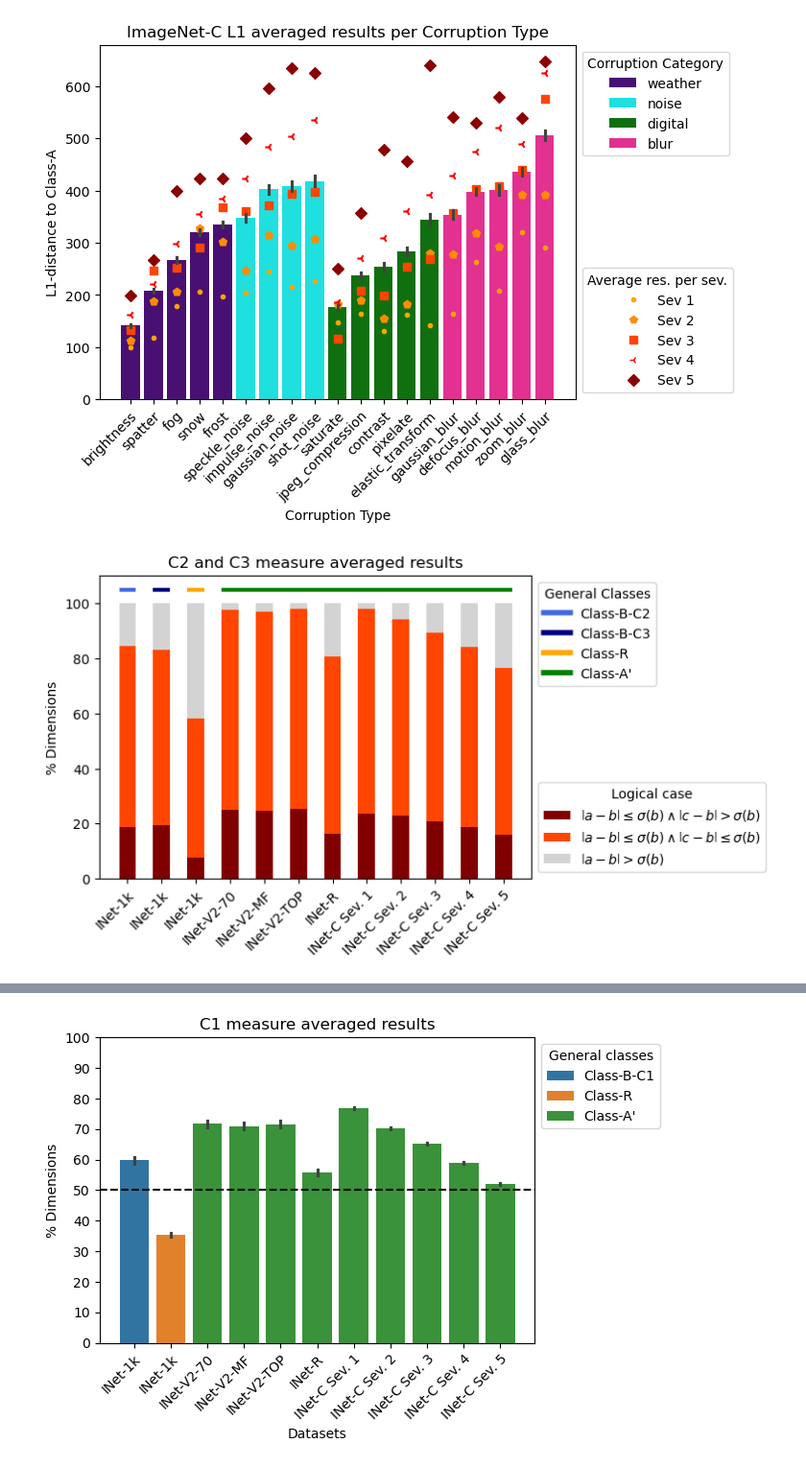
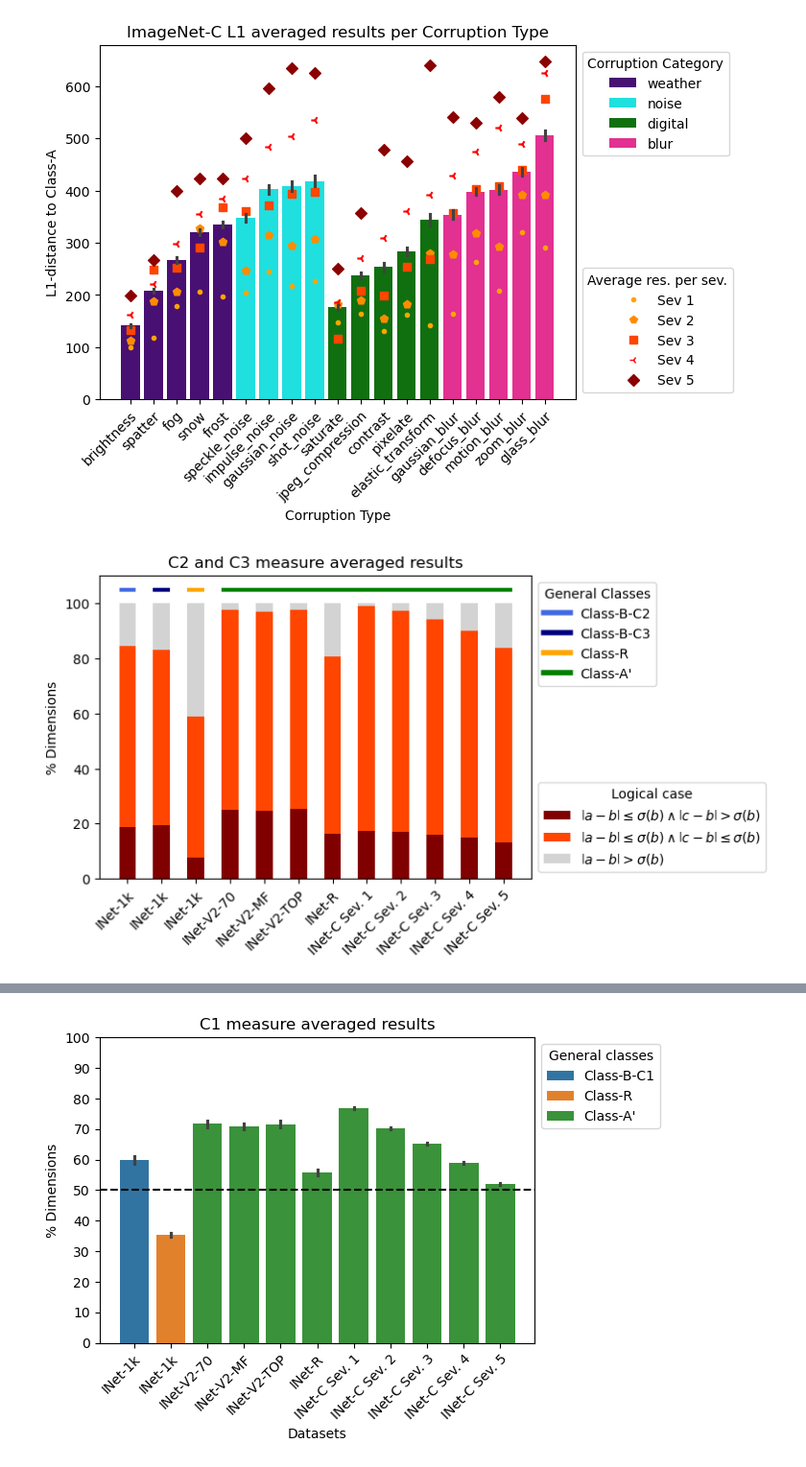
Before and after one commit to alexfrhling/dino_v2_ood_robustness, a Jupyter notebook: notebooks/compute_statistics.ipynb, the cells around one changed output, grey strips where cells are left out. Shown at 96% size. Drawn from its saved outputs; the diff is of its cells as text; code cells hidden in the pictures.

```diff
--- a/notebooks/compute_statistics.ipynb
+++ b/notebooks/compute_statistics.ipynb
@@ -58,11 +58,7 @@ model_results = dict()
 # first all simple datasets
 for load_path, dict_name in loading_paths:
     with open(load_path, 'rb') as pkl_file:
-        if dict_name == 'inet_r':
-            model_results[dict_name] = cls_tokens_from_cls_plus_pt_tokens(pickle.load(pkl_file))
-        else:
-            model_results[dict_name] = pickle.load(pkl_file)
-
+        model_results[dict_name] = get_cls_token_single_layer(pickle.load(pkl_file))
 
 # then all variations of imagenet-c
 model_results['inet_c'] = dict()
@@ -177,16 +171,6 @@ with open('../resources/class_a_classes_b.csv', 'r') as nearest_classes_table:
             class_a = class_a_b_mapping[0]
             classes_b = [class_a_b_mapping[n] for n in range(1, 5)]
             class_a_to_class_b_mapping[class_a] = classes_b
-# %%
-# write explict class-names of [class-A; [classes-B]] in csv-file
-
-with open('../results/class_a_classes_b_inet_names_new.csv', 'w', newline='') as nearest_classes_table:
-    csv_writer = csv.writer(nearest_classes_table, delimiter=';')
-    csv_writer.writerow(['Class-A', 'Class-B-L1', 'Class-B-dims-nearer', 'Class-B-within-stddev', 'Class-B-excl-within-stddev'])
-    for class_a_wnid in class_a_to_class_b_mapping.keys():
-        class_names = [imagenet_info.wnid_to_classname[class_a_wnid]]
-        class_names.extend([imagenet_info.wnid_to_classname[class_b_wnid] for class_b_wnid in class_a_to_class_b_mapping[class_a_wnid]])
-        csv_writer.writerow(class_names)
 # %%
 # common selections of class-b among 4 different measures
 
@@ -194,12 +178,13 @@ with open('../results/class_a_classes_b_inet_names_new.csv', 'w', newline='') as
 # choose pairs of two: 3 x 2 x 1 = 6 pairs, (1, 2), (1,3), (1, 4), (2, 3), (2,4), (3,4)
 # only increment when values for x and y in (x, y) are different
 
-comp_pairs = {(0, 1): 0, (0, 2): 0, (0, 3): 0, (1, 2): 0, (1, 3): 0, (2, 3): 0}
+comp_pairs = {('L1-C1', (0, 1)): 0, ('L1-C2', (0, 2)): 0, ('L1-C3', (0, 3)): 0,
+              ('C1-C2', (1, 2)): 0, ('C1-C3', (1, 3)): 0, ('C2-C3', (2, 3)): 0}
 for class_a_wnid in class_a_to_class_b_mapping.keys():
     classes_b = class_a_to_class_b_mapping[class_a_wnid]
-    for pair_pos in comp_pairs.keys():
+    for measure_comb, pair_pos in comp_pairs.keys():
         if classes_b[pair_pos[0]] != classes_b[pair_pos[1]]:
-            comp_pairs[pair_pos] += 1
+            comp_pairs[(measure_comb, pair_pos)] += 1
 
 print(comp_pairs)
 # %% [output]
@@ -728,43 +593,52 @@ plt.show()
 # %%
 # --- overall C2-C3 measures results plot --- #
 
-# stacked bar graphs for visualizing c2, c3 measures
+# stacked bar graph for visualizing c2, c3 measures results
 fig, ax = plt.subplots(figsize=a_5_size)
+
+# plot stacked bars
 bottom_vals = np.zeros(len(x_labels_stddev_plot))
 width = 0.5
 for color, (log_case, weight_count) in zip(['maroon', 'orangered', 'lightgrey'], stddev_results.items()):
     p = ax.bar(x_labels_stddev_plot, weight_count, width, label=log_case, bottom=bottom_vals, color=color)
     bottom_vals += weight_count
 
+# add horizontal lines above bars for indicating relation to general class
 ax.hlines(105, -0.25, 0.25, color='royalblue', linewidth=3)
 ax.hlines(105, 0.75, 1.25, color='navy', linewidth=3)
 ax.hlines(105, 1.75, 2.25, color='orange', linewidth=3)
 ax.hlines(105, 2.75, 11.25, color='green', linewidth=3)
+
+# x-labels
 plt.xticks(rotation=45, rotation_mode='anchor', ha='right')
+
+# legends
 handles, legend = ax.get_legend_handles_labels()
-
-handles_2 = [
+handles_1 = [
     Line2D([0], [0], color='royalblue', lw=4, label='Class-B-C2'),
     Line2D([0], [0], color='navy', lw=4, label='Class-B-C3'),
     Line2D([0], [0], color='orange', lw=4, label='Class-R'),
     Line2D([0], [0], color='green', lw=4, label='Class-A\''),
 ]
 
-leg_2 = ax.legend(handles_2, ['Class-B-C2', 'Class-B-C3', 'Class-R', 'Class-A\''], bbox_to_anchor=(1,1), loc='upper left', title='General Classes')
-ax.add_artist(leg_2)
-leg_1 = ax.legend(handles, [r'$\left| a - b \right| \leq \sigma(b) \wedge \left| c - b \right| > \sigma(b) $',
+leg_1 = ax.legend(handles_1, ['Class-B-C2', 'Class-B-C3', 'Class-R', 'Class-A\''], bbox_to_anchor=(1,1), loc='upper left', title='General Classes')
+ax.add_artist(leg_1)
+
+leg_2 = ax.legend(handles, [r'$\left| a - b \right| \leq \sigma(b) \wedge \left| c - b \right| > \sigma(b) $',
                             r'$\left| a - b \right| \leq \sigma(b) \wedge \left| c - b \right| \leq \sigma(b) $',
                             r'$\left| a - b \right| > \sigma(b)$'], bbox_to_anchor=(1,0),
                             loc='lower left', title='Logical case')
+# y-labels
 ax.set_ylabel('% Dimensions')
 plt.title('C2 and C3 measure averaged results')
 loc, labels = plt.xticks()
+# x-labels
 x_labels_mapping(labels)
 plt.xticks(loc, labels)
 plt.savefig(f'{save_dir}/overall_c2_c3.png', bbox_inches='tight')
 plt.show()
 # %% [output]
-[figure, old version]
+[figure, new version]
 # %%
 # --- overall L1 measure result plot --- #
 
```
Also changed, not shown: parts of 14 cells of this notebook, 9 other files.
